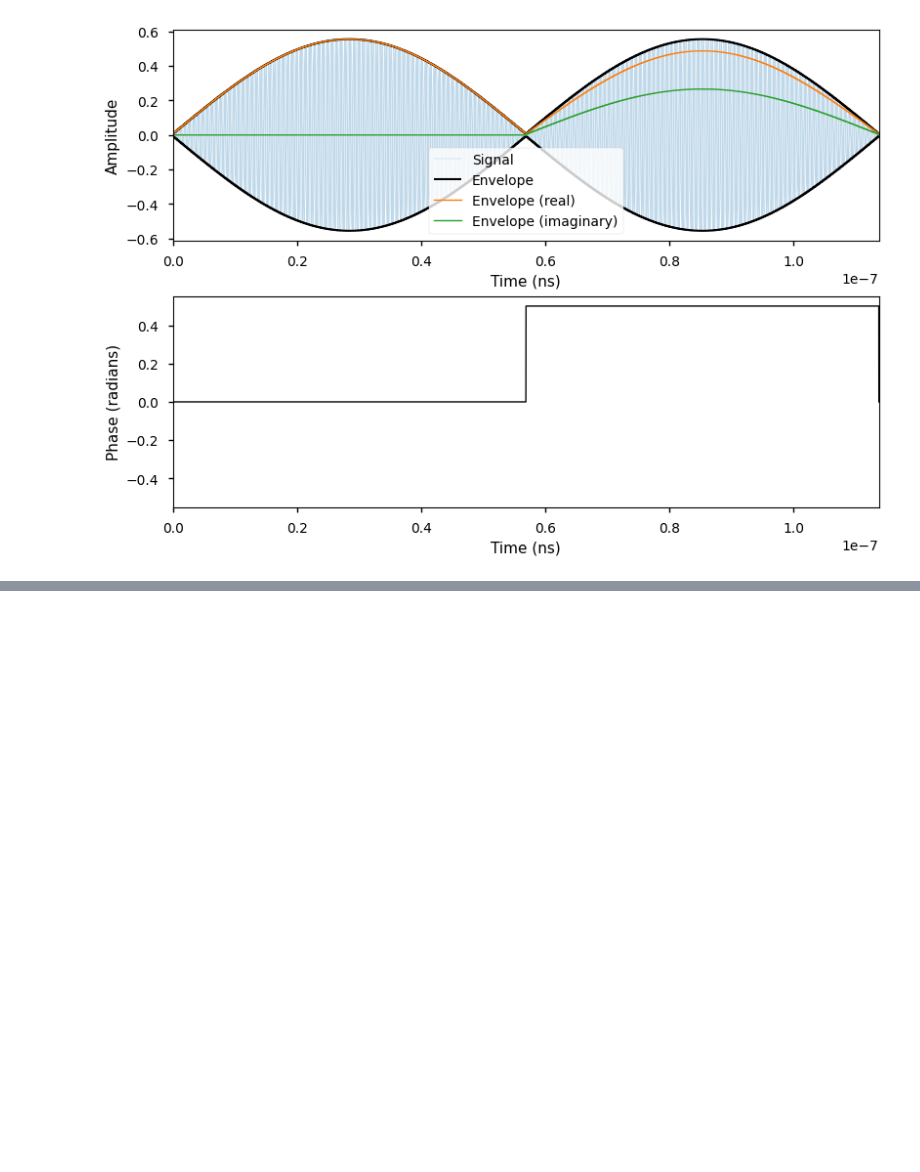
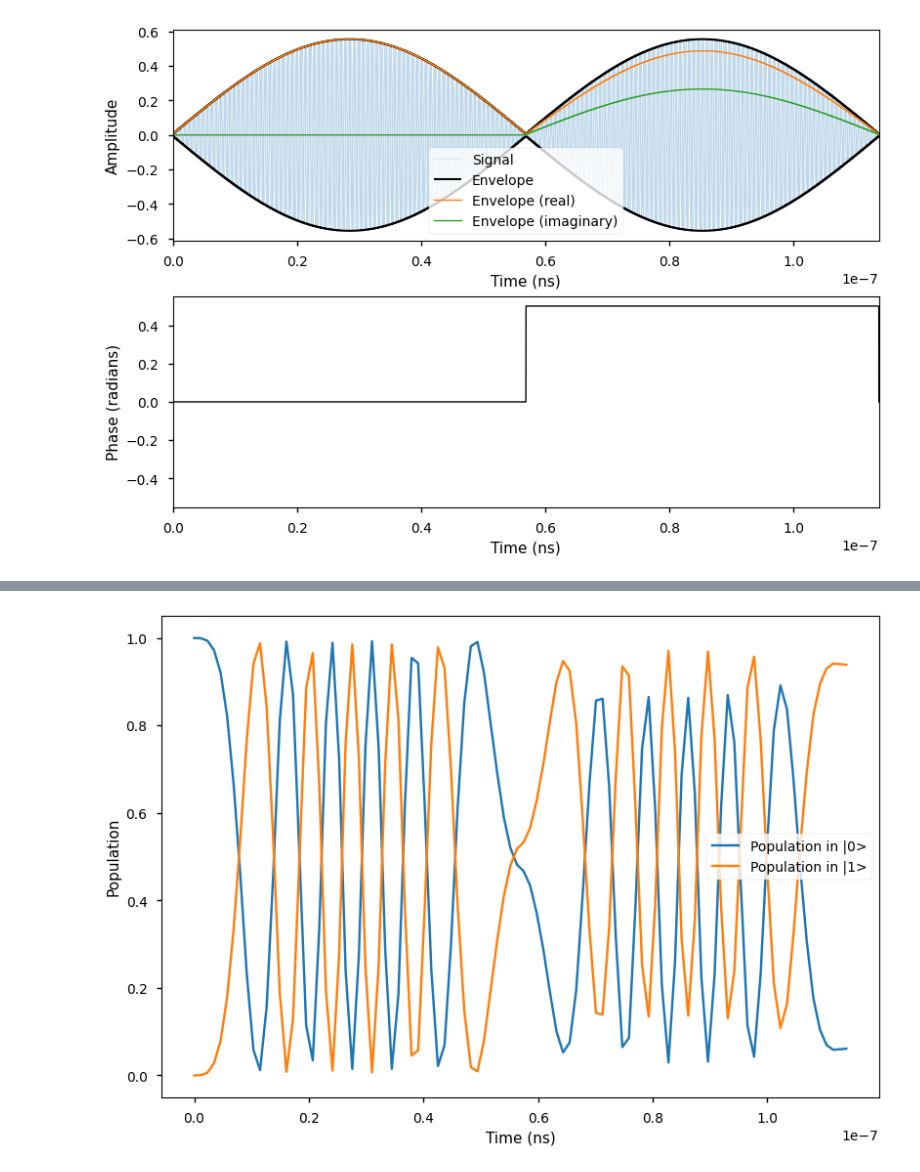
Before and after one commit to sinel/casq, a Jupyter notebook: src/casq/notebooks/playground.ipynb, the cells around one changed output, grey strips where cells are left out. Drawn from its saved outputs; the diff is of its cells as text; code cells hidden in the pictures; blank space fills up the shorter version.

```diff
--- a/src/casq/notebooks/playground.ipynb
+++ b/src/casq/notebooks/playground.ipynb
@@ -127,0 +72,4 @@ ValueError: The truth value of an array with more than one element is ambiguous.
+# %%
+solution.plot_population()
+# %% [output]
+[figure, added]
```
Also changed, not shown: parts of 9 cells of this notebook, 2 other files.
